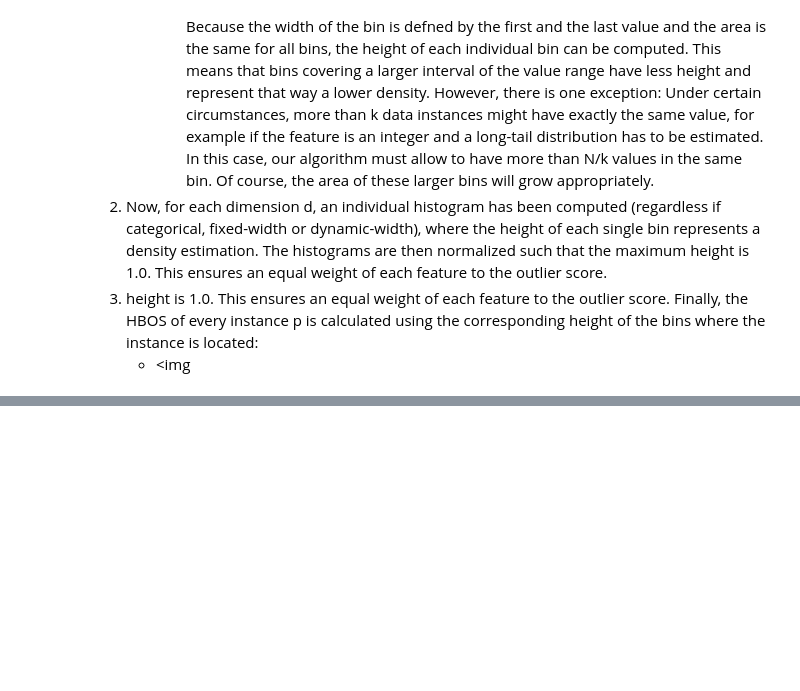
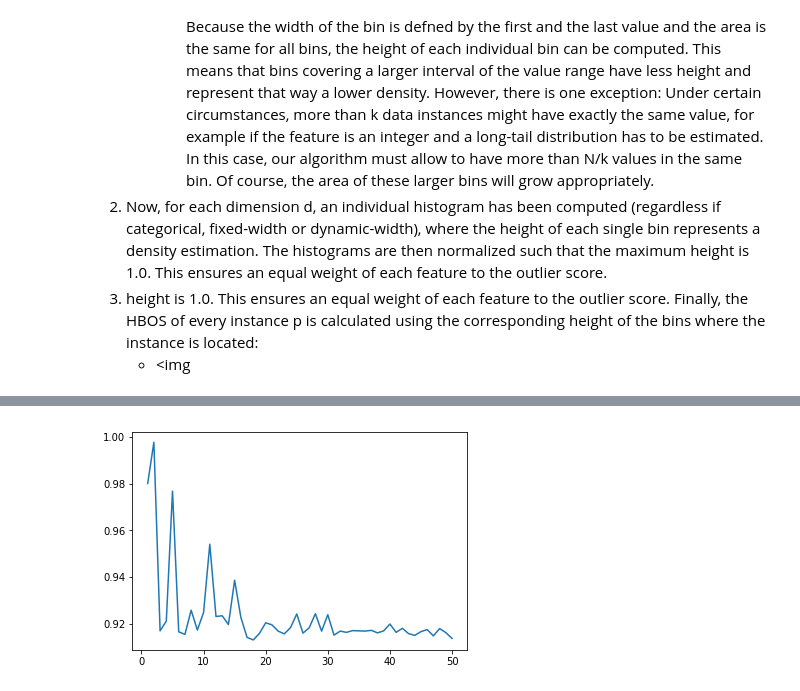
Before and after one commit to Sumedh100/com_olho_2020, a Jupyter notebook: HBOS/HBOS_shuttle.ipynb, the cells around one changed output, grey strips where cells are left out. Saved outputs shown, nothing was run; the diff lists cells and outputs as text; code cells hidden in the pictures; blank space fills up the shorter version.

```diff
--- a/HBOS/HBOS_shuttle.ipynb
+++ b/HBOS/HBOS_shuttle.ipynb
@@ -12,0 +152,4 @@
+# %%
+lmao = sns.lineplot(range(1,51), accuracy_list)
+# %% [output]
+[figure, added]
```
Also changed, not shown: parts of 17 cells of this notebook, 3 other files.
